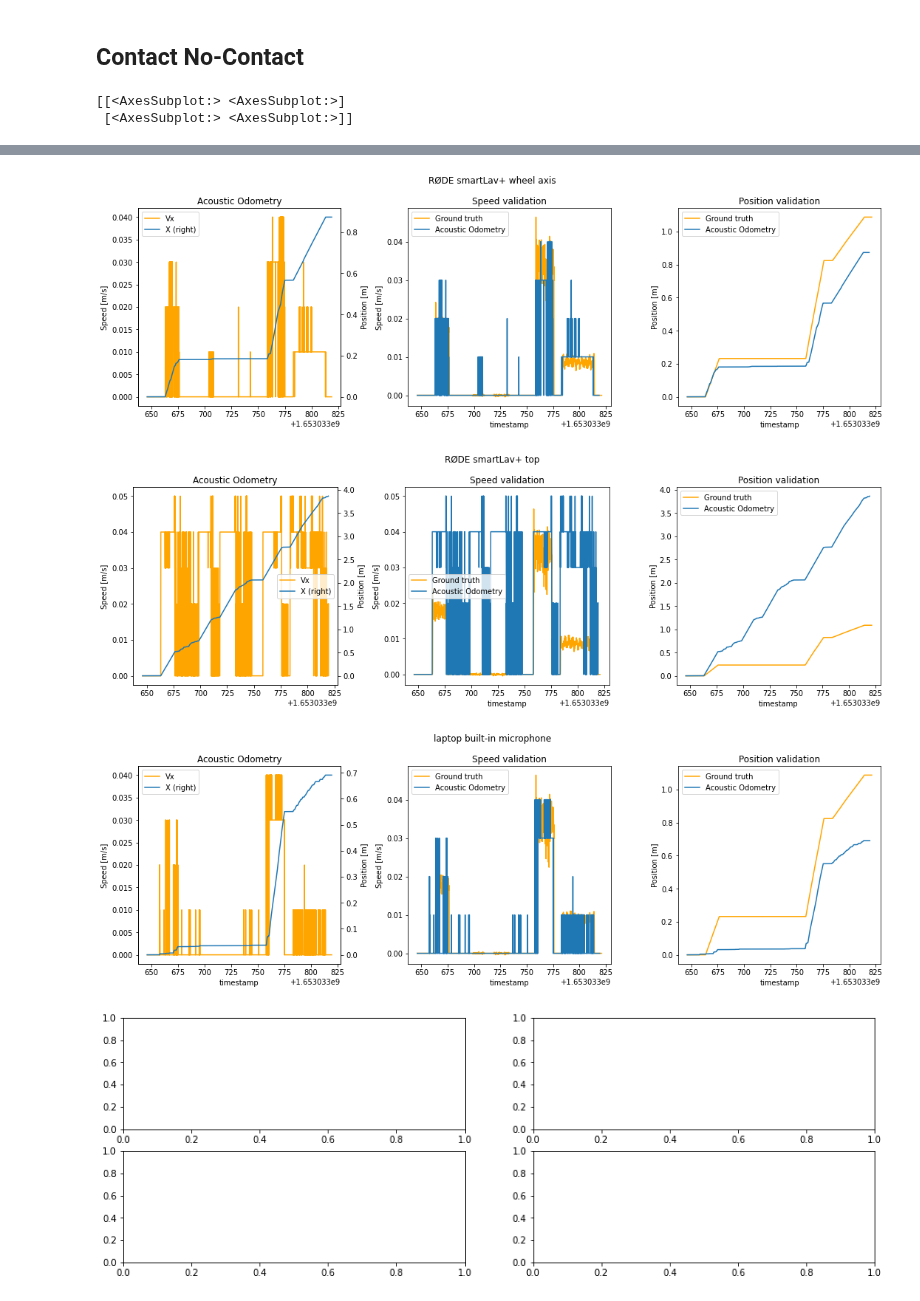
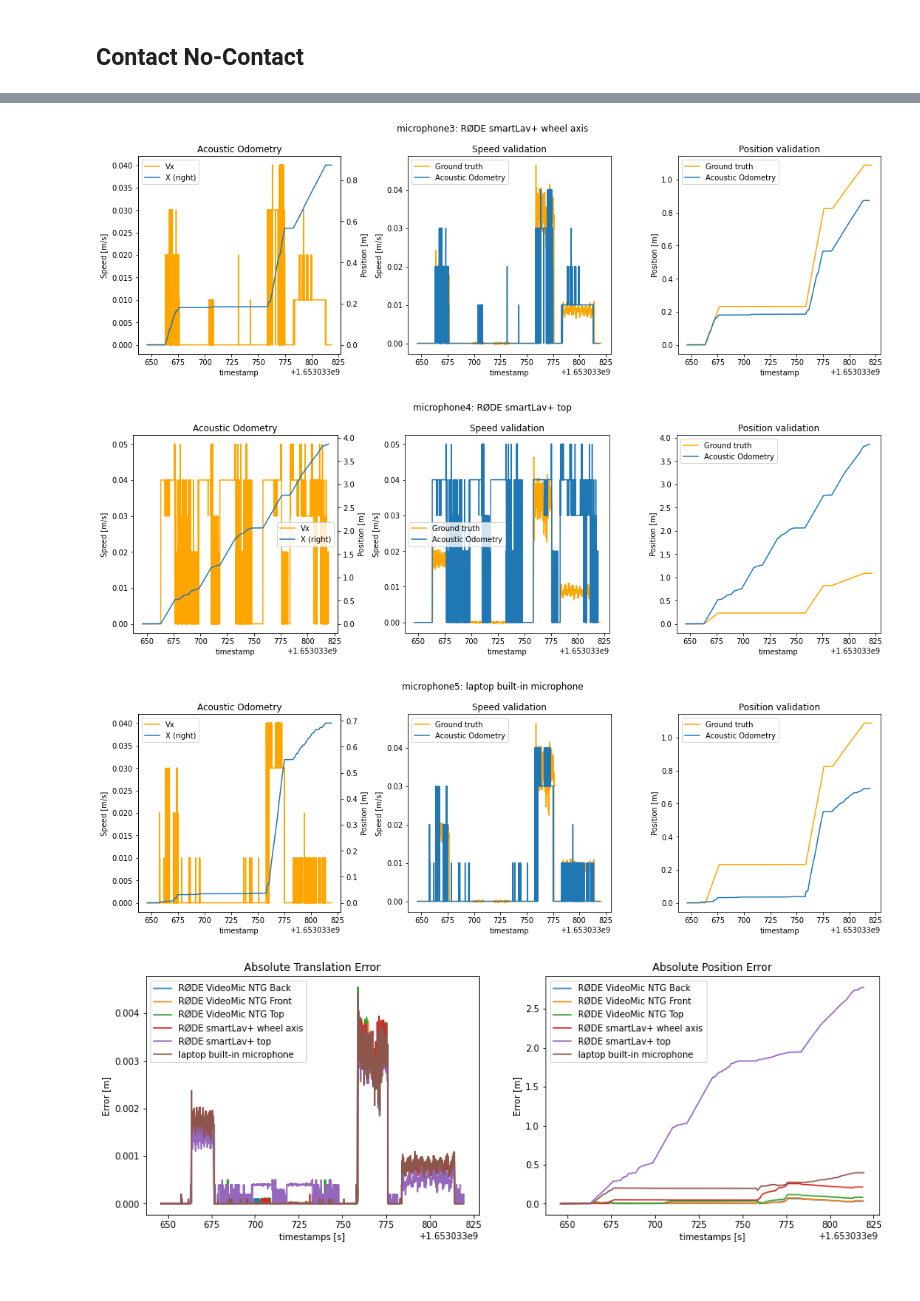
Before and after one commit to AcousticOdometry/AO, a Jupyter notebook: notebooks/odometry.ipynb, the cells around one changed output, grey strips where cells are left out. Saved outputs shown, nothing was run; the diff lists cells and outputs as text; code cells hidden in the pictures.

Commit message:
prepared validation run

```diff
--- a/notebooks/odometry.ipynb
+++ b/notebooks/odometry.ipynb
@@ -364,8 +413,10 @@ def plot_odometry_evaluation(
         label=['Ground truth']
         )
     odom.plot(ax=ax, y=['X'], label=['Acoustic Odometry'])
+    title = getattr(odom, 'name', 'unnamed')
     if recording_config is not None:
-        fig.suptitle(recording_config['name'])
+        title = f"{title}: {recording_config['name']}"
+    fig.suptitle(title)
     fig.tight_layout()
     return fig, axs
 
@@ -419,8 +430,10 @@ fig.tight_layout()
 def validate_model(
     model: ao.AO,
     recording: Path,
-    plot: bool = False,
+    plot_individual: bool = False,
+    plot_summary: bool = False,
     ) -> pd.DataFrame:
+    output_folder = recording / str(model)
     # Get ground truth and config
     ground_truth = get_recording_ground_truth(recording=recording)
     results = {}
@@ -429,26 +442,39 @@ def validate_model(
         config = ao.io.yaml_load(wav_file.with_suffix('.yaml'))
         odom = get_odometry(wav_file, model, pbar=pbar)
         metrics = evaluate_odometry(odom, ground_truth)
-        results[wav_file.stem] = odom
-        if plot:
+        results[wav_file.stem] = {
+            'odom': odom,
+            'metrics': metrics,
+            'config': config,
+            }
+        if plot_individual:
             fig, _ = plot_odometry_evaluation(
                 odom, ground_truth, config, metrics
                 )
-            # wav_file.parent / str(model) / wav_file.with_suffix(
-            #     '.odometry.csv'
-            #     ).name
-            fig.savefig(wav_file.with_suffix('.png'))
+            fig.savefig(output_folder / wav_file.with_suffix('.png').name)
     pbar.close()
-    if plot:
-        fig, axs = plt.subplots(2, 2, figsize=(15, 5))
-        print(axs)
+    if plot_summary:
+        fig, axs = plt.subplots(1, 2, figsize=(15, 5))
+        for result in results.values():
+            for ax, var, title in zip(
+                axs, ['tx_error', 'X_error'],
+                ['Absolute Translation Error', 'Absolute Position Error']
+                ):
+                result['odom'].plot(
+                    ax=ax, y=var, label=result['config']['name']
+                    )
+                ax.set_title(title)
+                ax.set_ylabel('Error [m]')
+                ax.set_xlabel('timestamps [s]')
+                ax.legend()
     return results
 # %% [markdown]
 ## Contact No-Contact
 # %%
 _ = validate_model(
-    model, VALIDATION_FOLDER / 'date_2022-05-20;time_16-59-56', plot=True
+    model,
+    VALIDATION_FOLDER / 'date_2022-05-20;time_16-59-56',
+    plot_individual=True,
+    plot_summary=True,
     )
 # %% [output]
-[[<AxesSubplot:> <AxesSubplot:>]
- [<AxesSubplot:> <AxesSubplot:>]]
@@ -475,4 +484,4 @@ _ = validate_model(
-[figure, old version]
+[figure, new version]
-[figure, old version]
+[figure, new version]
-[figure, old version]
+[figure, new version]
-[figure, old version]
+[figure, new version]
```
Also changed, not shown: parts of 17 cells of this notebook.
